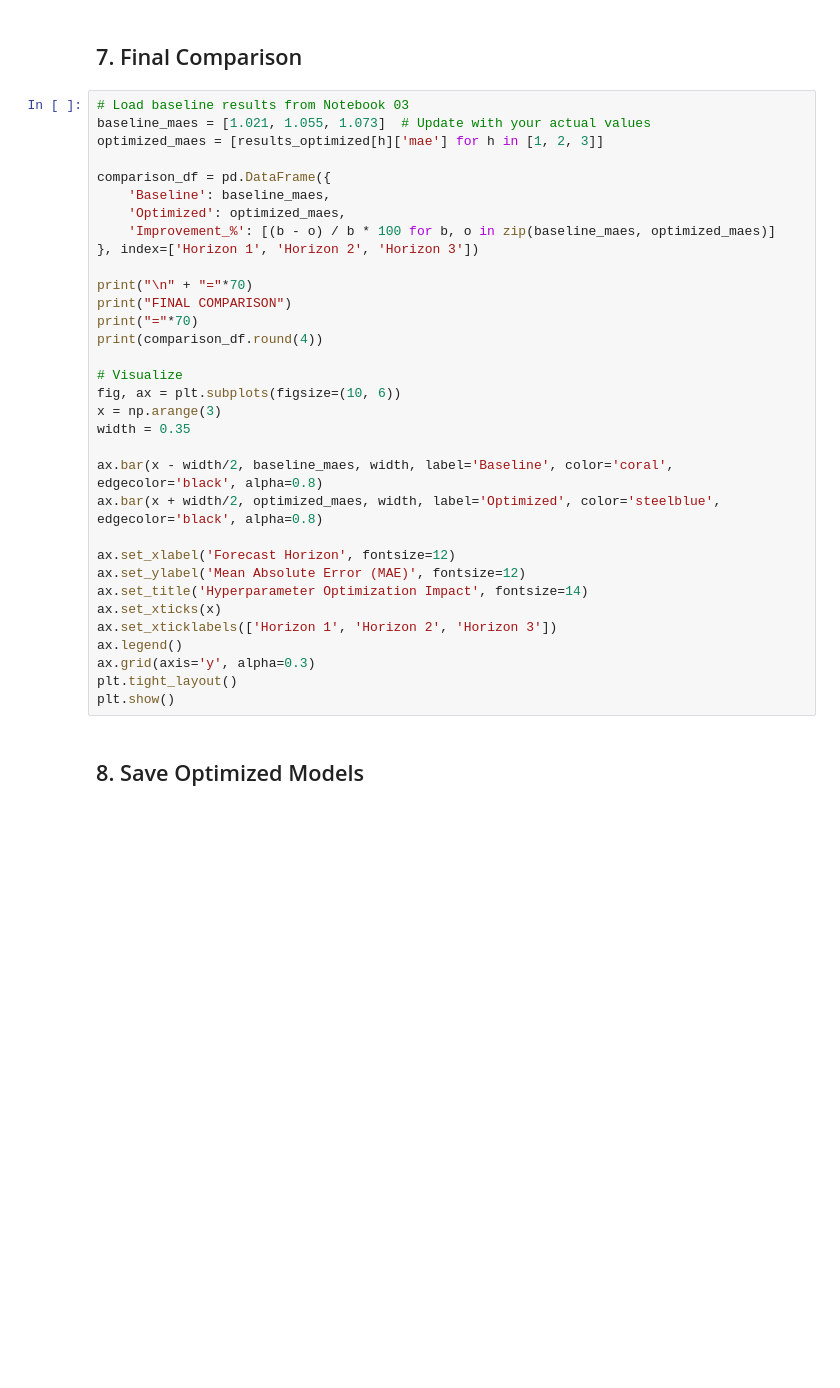
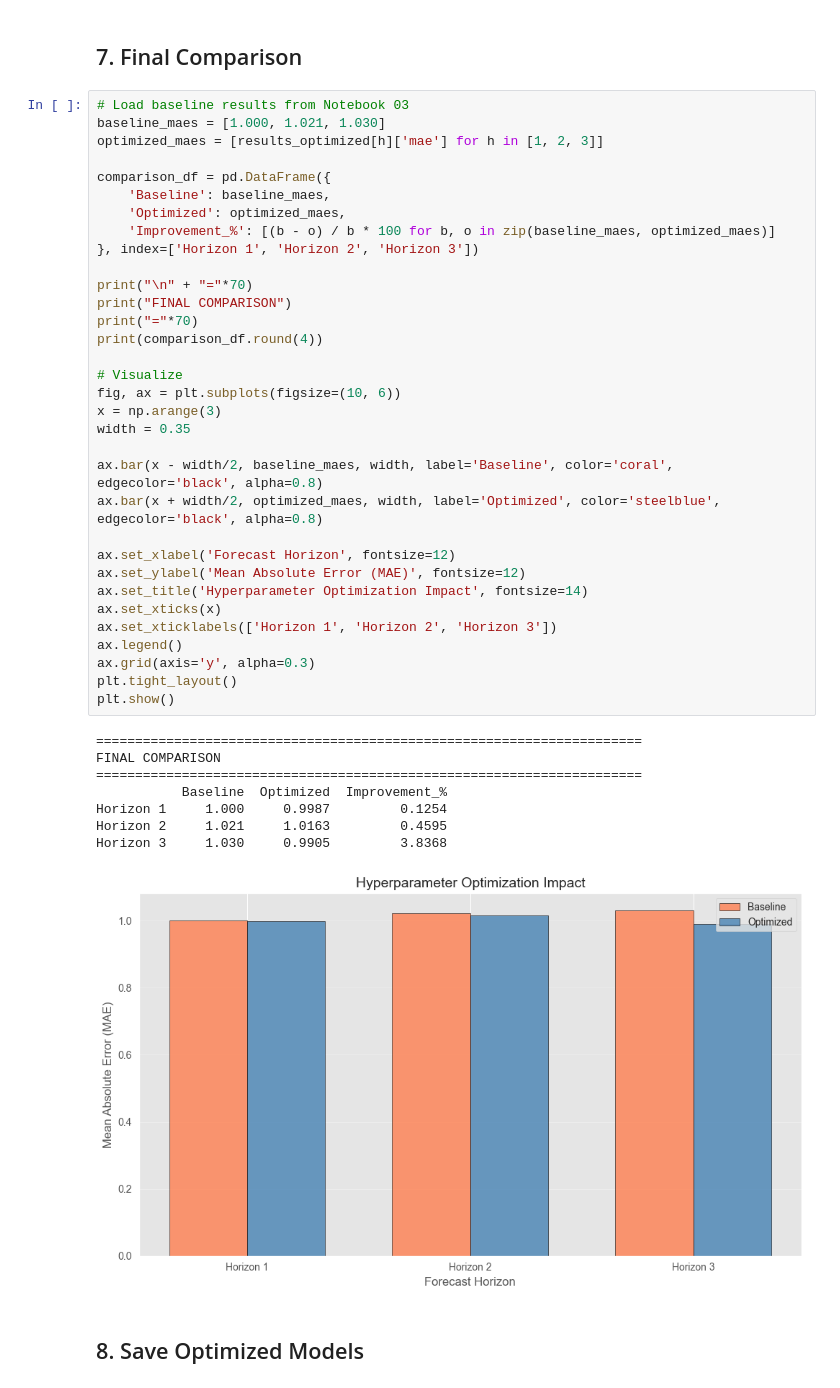
Before and after one commit to Splinter0017/fpl-advisor-engine, a Jupyter notebook: Notebooks/04_hp_tuning.ipynb, the cells around one changed output. Saved outputs shown, nothing was run; the diff lists cells and outputs as text; blank space fills up the shorter version.

```diff
--- a/Notebooks/04_hp_tuning.ipynb
+++ b/Notebooks/04_hp_tuning.ipynb
@@ -335,37 +413,46 @@ for h in [1, 2, 3]:
 ## 7. Final Comparison
 # %%
 # Load baseline results from Notebook 03
-baseline_maes = [1.021, 1.055, 1.073]  # Update with your actual values
+baseline_maes = [1.000, 1.021, 1.030]
 optimized_maes = [results_optimized[h]['mae'] for h in [1, 2, 3]]
 
 comparison_df = pd.DataFrame({
     'Baseline': baseline_maes,
     'Optimized': optimized_maes,
     'Improvement_%': [(b - o) / b * 100 for b, o in zip(baseline_maes, optimized_maes)]
 }, index=['Horizon 1', 'Horizon 2', 'Horizon 3'])
 
 print("\n" + "="*70)
 print("FINAL COMPARISON")
 print("="*70)
 print(comparison_df.round(4))
 
 # Visualize
 fig, ax = plt.subplots(figsize=(10, 6))
 x = np.arange(3)
 width = 0.35
 
 ax.bar(x - width/2, baseline_maes, width, label='Baseline', color='coral', edgecolor='black', alpha=0.8)
 ax.bar(x + width/2, optimized_maes, width, label='Optimized', color='steelblue', edgecolor='black', alpha=0.8)
 
 ax.set_xlabel('Forecast Horizon', fontsize=12)
 ax.set_ylabel('Mean Absolute Error (MAE)', fontsize=12)
 ax.set_title('Hyperparameter Optimization Impact', fontsize=14)
 ax.set_xticks(x)
 ax.set_xticklabels(['Horizon 1', 'Horizon 2', 'Horizon 3'])
 ax.legend()
 ax.grid(axis='y', alpha=0.3)
 plt.tight_layout()
 plt.show()
+# %% [output]
+======================================================================
+FINAL COMPARISON
+======================================================================
+           Baseline  Optimized  Improvement_%
+Horizon 1     1.000     0.9987         0.1254
+Horizon 2     1.021     1.0163         0.4595
+Horizon 3     1.030     0.9905         3.8368
+[figure, added]
 # %% [markdown]
 ## 8. Save Optimized Models
 # %%
```
Also changed, not shown: parts of 11 cells of this notebook, 1 other file.
